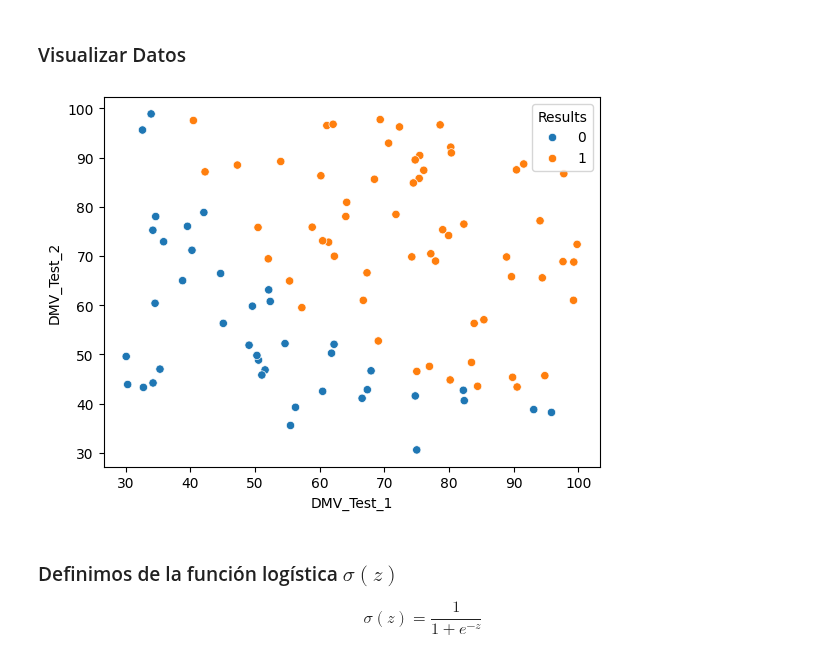
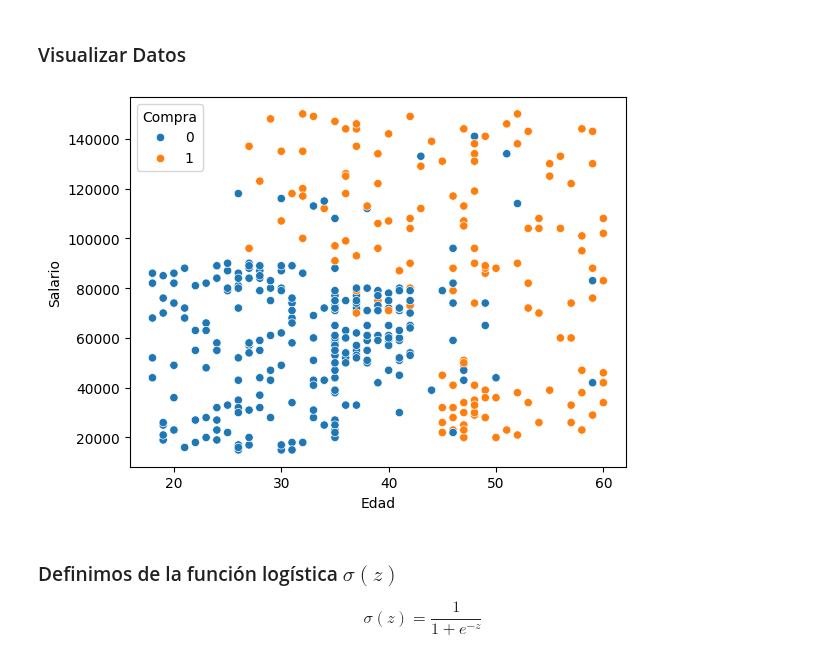
Before and after one commit to gachet/ad-1-24, a Jupyter notebook: LOG/exa2.24_sol.ipynb, the cells around one changed output. Drawn from its saved outputs; the diff is of its cells as text; code cells hidden in the pictures.

```diff
--- a/LOG/exa2.24_sol.ipynb
+++ b/LOG/exa2.24_sol.ipynb
@@ -12,4 +12,6 @@ import pandas as pd
 
 %matplotlib inline
 # %%
-data = pd.read_csv("https://drive.google.com/uc?id=1fMmyhTvj8RAJxMdFtI7zB5j8egQKx30O")
+# 1. Importar datos y ver las primeras 10 lineas
+data = pd.read_csv('https://drive.google.com/uc?id=1Tt2YOz6CVUCqgQ4Ob50PdWG81UyyeQTB')
+data.head(10)
@@ -19,11 +33,11 @@ results = data['Results'].values
 # %% [markdown]
 ### Visualizar Datos
 # %%
-sns.scatterplot(x = 'DMV_Test_1', y = 'DMV_Test_2', hue = 'Results', data =data)
+sns.scatterplot(x = 'Edad', y = 'Salario', hue = 'Compra', data =data)
 
 plt.show();
 # %% [output]
-[figure, old version]
+[figure, new version]
 # %% [markdown]
 ### Definimos de la función logística $\sigma(z)$
 
```
Also changed, not shown: parts of 17 cells of this notebook.
